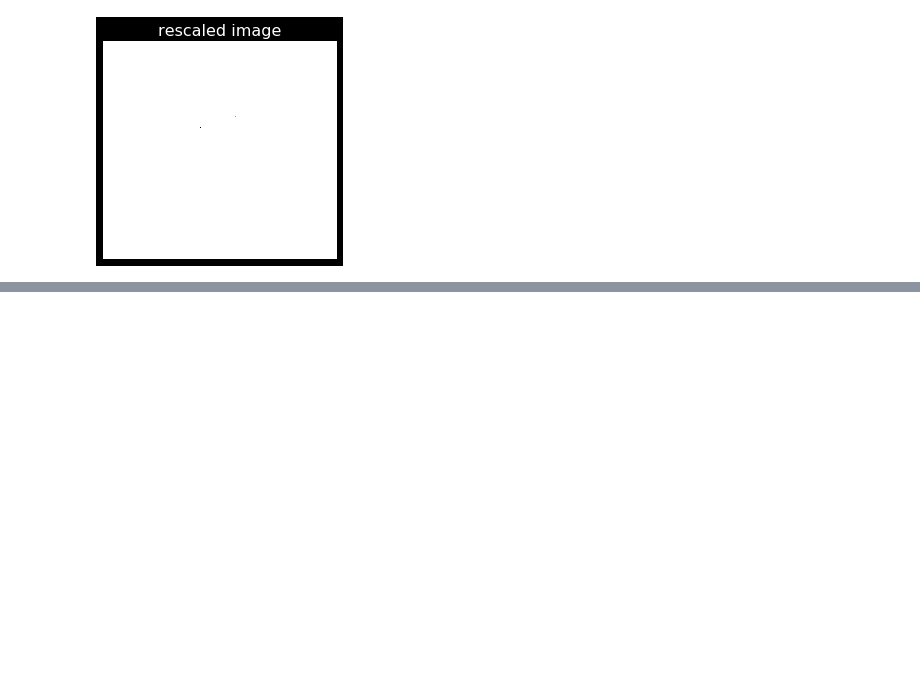
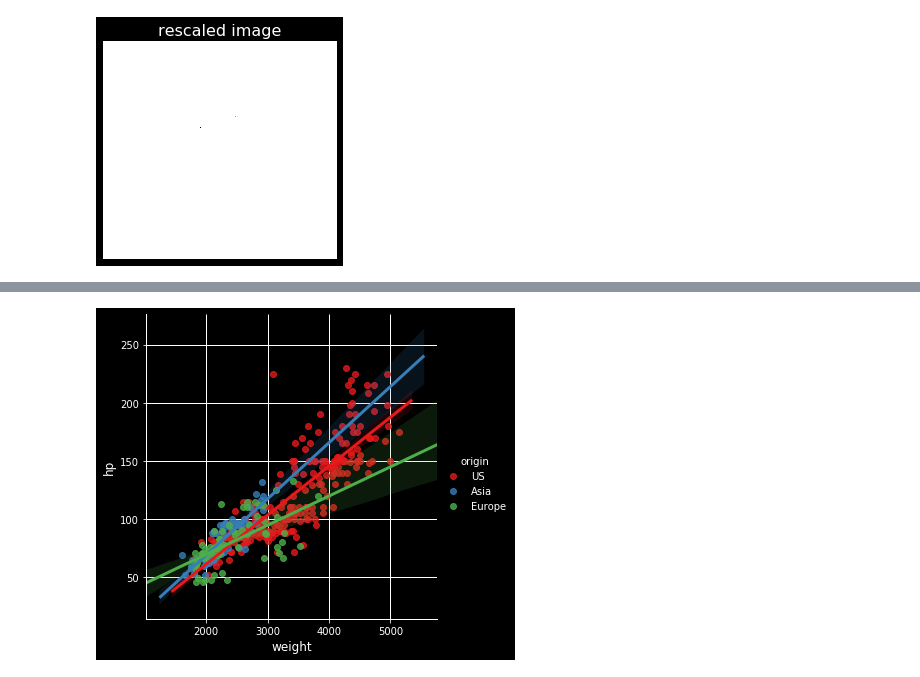
Before and after one commit to afminmax/DC-Data-Scientist-Lessons, a Jupyter notebook: 14-Intro-to-Python-Visualizations/python-viz-1.ipynb, the cells around one changed output, grey strips where cells are left out. Cells and saved outputs as stored; diff of their text form; code cells hidden in the pictures; blank space fills up the shorter version.

```diff
--- a/14-Intro-to-Python-Visualizations/python-viz-1.ipynb
+++ b/14-Intro-to-Python-Visualizations/python-viz-1.ipynb
@@ -573,0 +619,8 @@ The rescaled smallest & largest pixel intensities are 0.0 & 256.0.
+# %%
+# Plot a linear regression between 'weight' and 'hp', with a hue of 'origin' and palette of 'Set1'
+sns.lmplot(x='weight', y='hp', data=auto, palette='Set1', hue='origin')
+
+# Display the plot
+plt.show()
+# %% [output]
+[figure, added]
```
Also changed, not shown: parts of 8 cells of this notebook.
